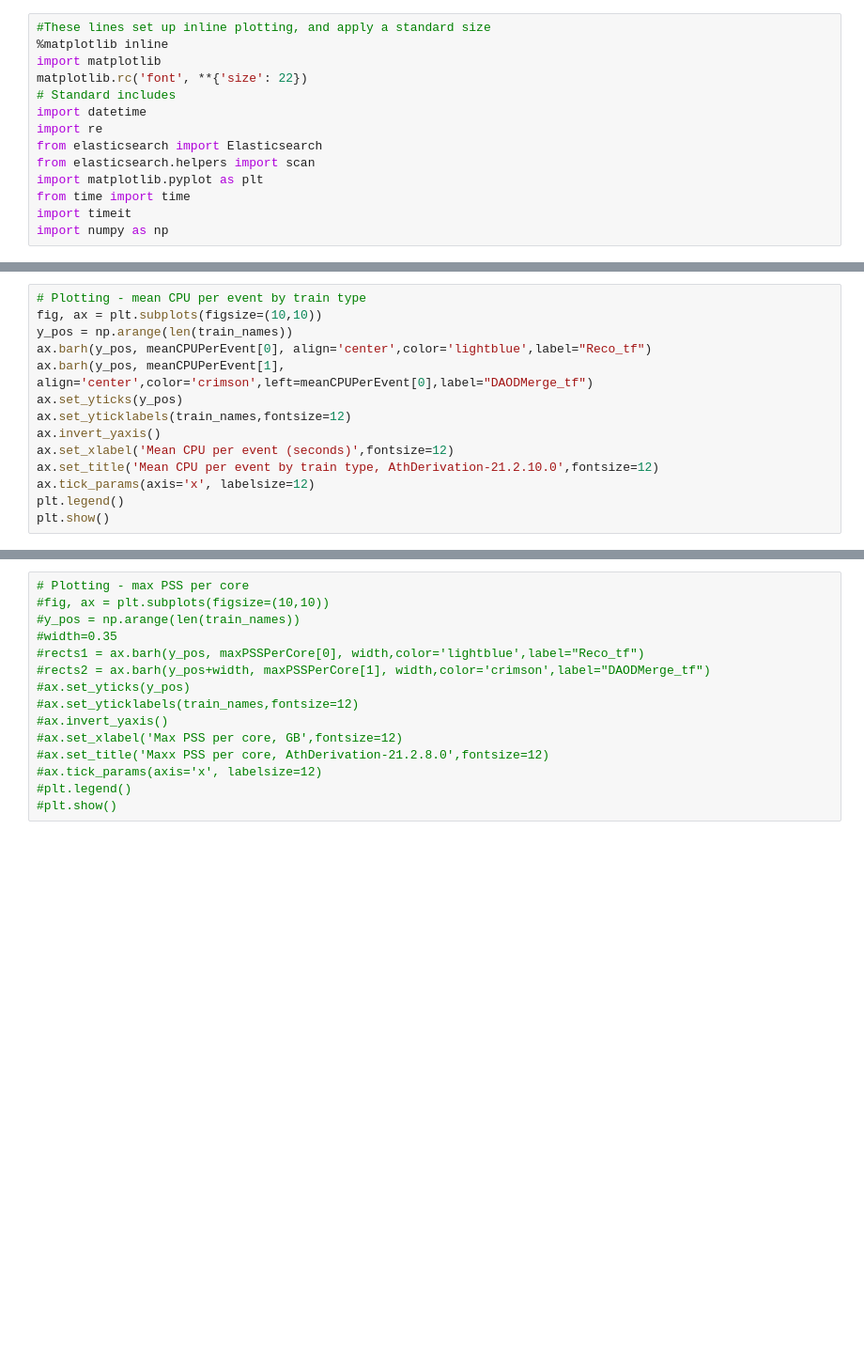
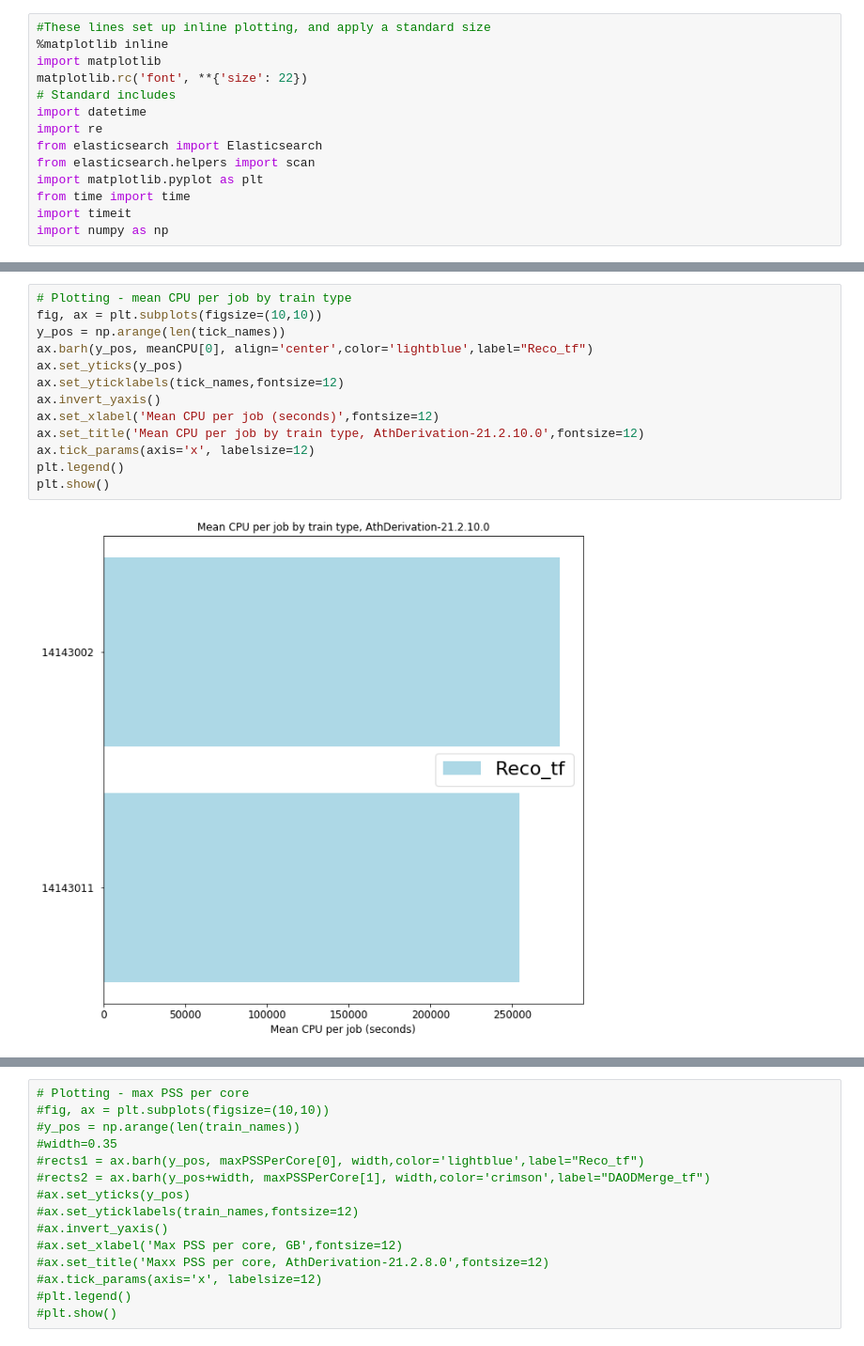
Before and after one commit to ATLAS-Analytics/AnalyticsNotebooks, a Jupyter notebook: JamesCatmore/TrainAnalytics_v2.ipynb, the cells around one changed output, grey strips where cells are left out. Shown: that part at 94% size. Cells and saved outputs as stored; diff of their text form; blank space fills up the shorter version.

```diff
--- a/JamesCatmore/TrainAnalytics_v2.ipynb
+++ b/JamesCatmore/TrainAnalytics_v2.ipynb
@@ -262,15 +203,16 @@ for item in trainsAndIDs:
 # %%
-# Plotting - mean CPU per event by train type
+# Plotting - mean CPU per job by train type
 fig, ax = plt.subplots(figsize=(10,10))
-y_pos = np.arange(len(train_names))
-ax.barh(y_pos, meanCPUPerEvent[0], align='center',color='lightblue',label="Reco_tf")
-ax.barh(y_pos, meanCPUPerEvent[1], align='center',color='crimson',left=meanCPUPerEvent[0],label="DAODMerge_tf")
+y_pos = np.arange(len(tick_names))
+ax.barh(y_pos, meanCPU[0], align='center',color='lightblue',label="Reco_tf")
 ax.set_yticks(y_pos)
-ax.set_yticklabels(train_names,fontsize=12)
+ax.set_yticklabels(tick_names,fontsize=12)
 ax.invert_yaxis()
-ax.set_xlabel('Mean CPU per event (seconds)',fontsize=12)
-ax.set_title('Mean CPU per event by train type, AthDerivation-21.2.10.0',fontsize=12)
+ax.set_xlabel('Mean CPU per job (seconds)',fontsize=12)
+ax.set_title('Mean CPU per job by train type, AthDerivation-21.2.10.0',fontsize=12)
 ax.tick_params(axis='x', labelsize=12)
 plt.legend()
 plt.show()
+# %% [output]
+[figure, added]
 # %%
```
Also changed, not shown: parts of 20 cells of this notebook, 24 other files.
